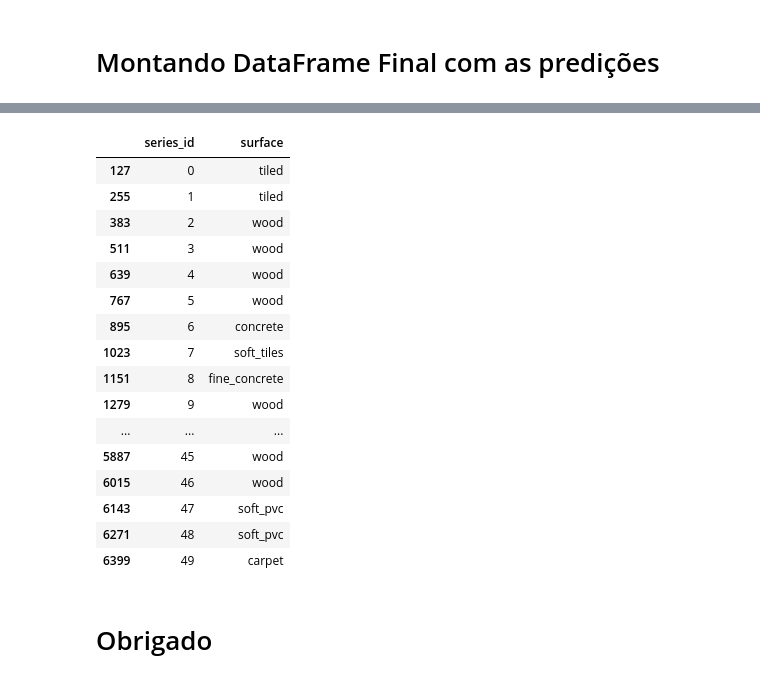
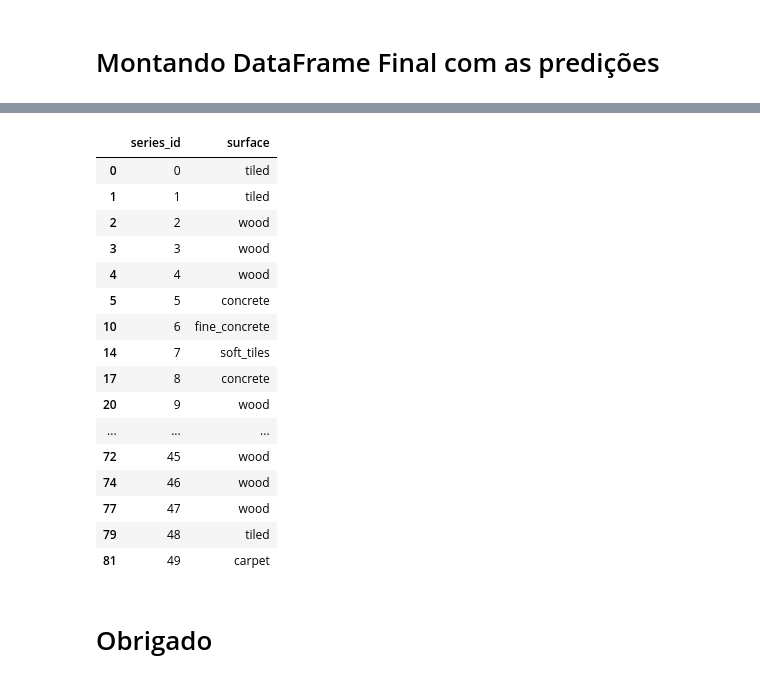
Before and after one commit to marciodelima/portifolioprojetos, a Jupyter notebook: CompeticaoDSA_Set2019/CompeticaoDSA-Set19.ipynb, the cells around one changed output, grey strips where cells are left out. Cells and saved outputs as stored; diff of their text form; code cells hidden in the pictures.

```diff
--- a/CompeticaoDSA_Set2019/CompeticaoDSA-Set19.ipynb
+++ b/CompeticaoDSA_Set2019/CompeticaoDSA-Set19.ipynb
@@ -541,0 +542,9 @@ array([0.        , 0.33333333, 0.        , ..., 0.        , 0.14285714,
+# %%
+#Contagem de registros agrupados
+df_aggregacao = df_submission[['series_id','surface']].groupby(['series_id','surface']).size().reset_index(name='counts')
+#Pegando o registro com a maior quantidade
+df_aggregacao = df_aggregacao.groupby(['series_id','surface'], as_index=False)['counts'].max()\
+      .sort_values(['series_id','counts'], ascending=True)\
+      .drop_duplicates(subset=['series_id'], keep='last')
+
+df_aggregacao.head(10)
@@ -542,29 +563,29 @@ array([0.        , 0.33333333, 0.        , ..., 0.        , 0.14285714,
 # %%
 #DataFrame do arquivo
 df_submission = pd.DataFrame({
-    "series_id": df_final.series_id,
-    "surface": predicao_final_texto
+    "series_id": df_aggregacao.series_id,
+    "surface": df_aggregacao.surface
 })
 
 df_submission.head(50)
 # %% [output]
 |  | series_id | surface |
-| 127 | 0 | tiled |
-| 255 | 1 | tiled |
-| 383 | 2 | wood |
-| 511 | 3 | wood |
-| 639 | 4 | wood |
-| 767 | 5 | wood |
-| 895 | 6 | concrete |
-| 1023 | 7 | soft_tiles |
-| 1151 | 8 | fine_concrete |
-| 1279 | 9 | wood |
+| 0 | 0 | tiled |
+| 1 | 1 | tiled |
+| 2 | 2 | wood |
+| 3 | 3 | wood |
+| 4 | 4 | wood |
+| 5 | 5 | concrete |
+| 10 | 6 | fine_concrete |
+| 14 | 7 | soft_tiles |
+| 17 | 8 | concrete |
+| 20 | 9 | wood |
 | ... | ... | ... |
-| 5887 | 45 | wood |
-| 6015 | 46 | wood |
-| 6143 | 47 | soft_pvc |
-| 6271 | 48 | soft_pvc |
-| 6399 | 49 | carpet |
+| 72 | 45 | wood |
+| 74 | 46 | wood |
+| 77 | 47 | wood |
+| 79 | 48 | tiled |
+| 81 | 49 | carpet |
 # %%
 #Grava o arquivo
 df_submission.to_csv('data/submission.csv', index=False)
```
Also changed, not shown: parts of 12 cells of this notebook.
